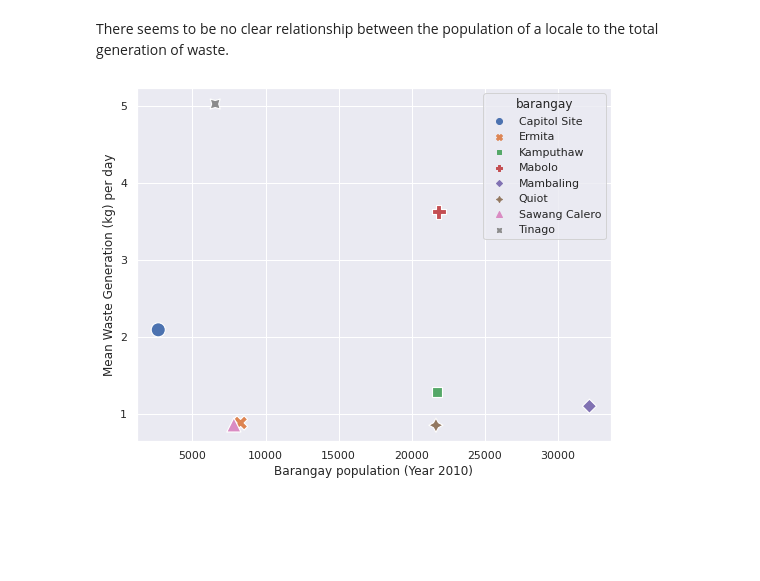
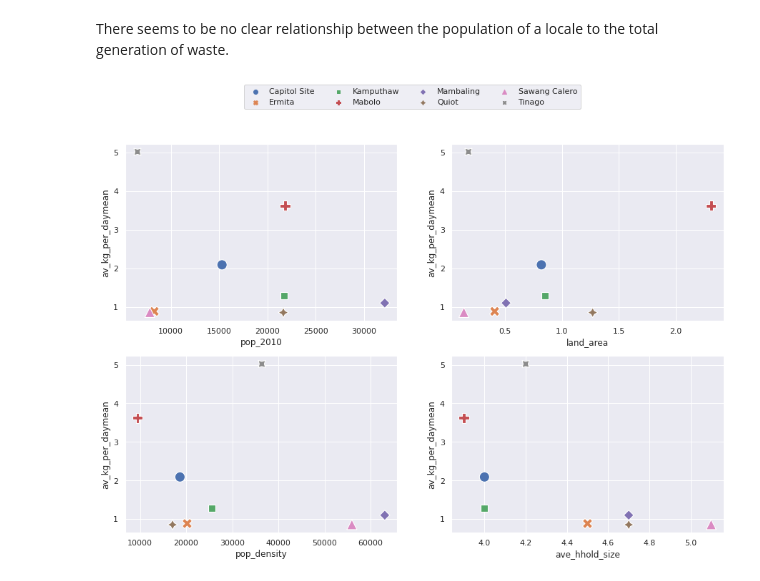
Before and after one commit to aldencabajar/cebu-solid-waste-generation-analysis, a Jupyter notebook: data-viz-exploration.ipynb, the cells around one changed output. Cells and saved outputs as stored; diff of their text form; code cells hidden in the pictures; blank space fills up the shorter version.

Commit message:
add subplots

```diff
--- a/data-viz-exploration.ipynb
+++ b/data-viz-exploration.ipynb
@@ -33,5 +41,5 @@ demogs.head()
 # %%
-merged = pd.merge(data, demogs[['barangay', 'pop_2010']], on = 'barangay', how= 'inner')
+merged = pd.merge(data, demogs2[['barangay', 'pop_2010', 'pop_density', 'num_hholds', 'land_area', 'ave_hhold_size']], on = 'barangay', how= 'inner')
 merged.head()
 # %% [output]
 |  | barangay | hh_id | hh_size | organic | paper | plastic | metal | others | total | av_kg_per_day | ... |
@@ -101,25 +97,29 @@ plt.show()
 # %% [markdown]
 We look at relating household size with with total waste generation.
 # %%
-ax = sns.scatterplot(data = data, x = 'hh_size', y = 'total', hue = 'barangay', s= 80, alpha = 0.8, style = 'barangay')
+ax = sns.scatterplot(data = data, x = 'hh_size', y = 'total', hue = 'barangay', s= 100, alpha = 0.8, style = 'barangay')
 ax.set(xlabel = 'Household size', ylabel = 'Total Waste generation  in a week (kg)')
 plt.show()
 # %% [output]
 [figure]
 # %% [markdown]
 There seems to be no clear relationship between the population of a locale to the total generation of waste.
-# %%
-ave_waste_gen_brgy = merged.groupby(['barangay', 'pop_2010'])['av_kg_per_day'].mean().reset_index()
-fig, ax = plt.subplots()
-fig.set_size_inches(8.5,6.5)
-sns.scatterplot(x = 'pop_2010',
- y= 'av_kg_per_day',
- data = ave_waste_gen_brgy,
- s = 200,
-  hue = 'barangay',
-  style = 'barangay')
-ax.set_xlabel('Barangay population (Year 2010)')
-ax.set_ylabel('Mean Waste Generation (kg) per day')
-plt.show()
-# %% [output]
-[figure, removed]
+# %%
+tmp = merged.groupby(['barangay', 'pop_2010'], as_index = False) \
+            .agg({'av_kg_per_day': ['mean', 'std']})
+# %%
+vars  = ['pop_2010', 'land_area', 'pop_density', 'ave_hhold_size']
+fig, axs = plt.subplots(2,2, figsize = (15, 10))
+
+for ax, v in zip(axs.reshape(-1), vars):
+    tmp = merged.groupby(['barangay', v], as_index = False) \
+            .agg({'av_kg_per_day': ['mean', 'std']})
+    tmp.columns = list(map(''.join, tmp.columns.values))
+    sns.scatterplot(x = v, y = 'av_kg_per_daymean', data = tmp, s= 200,
+    hue = 'barangay', style = 'barangay', ax = ax)
+    ax.get_legend().set_visible(False)
+handles, labels= ax.get_legend_handles_labels()
+fig.legend(handles, labels, loc = 'upper center', ncol = 4)
+plt.show()
+# %% [output]
+[figure, added]
```
Also changed, not shown: parts of 4 cells of this notebook.
